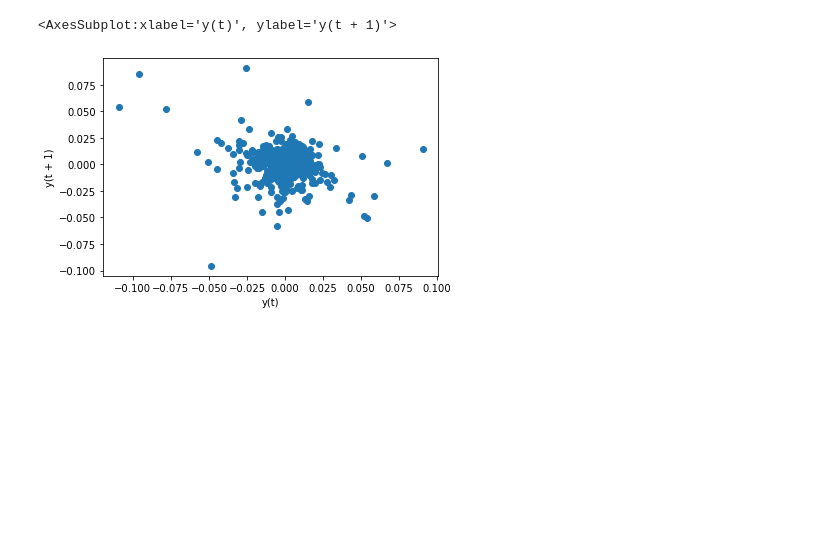
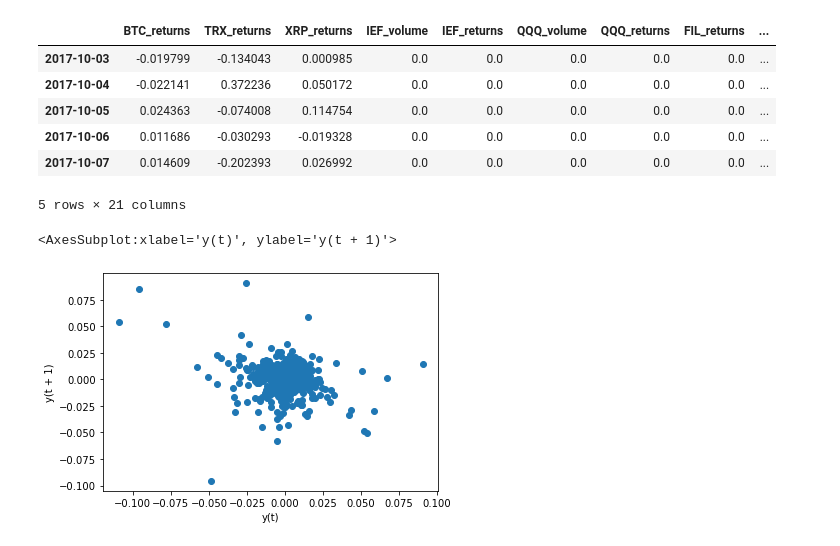
Before and after one commit to webclinic017/drift, a Jupyter notebook: exploration.ipynb, the cells around one changed output. Saved outputs shown, nothing was run; the diff lists cells and outputs as text; code cells hidden in the pictures; blank space fills up the shorter version.

```diff
--- a/exploration.ipynb
+++ b/exploration.ipynb
@@ -28,3 +28,13 @@ memory usage: 258.0+ KB
+# %%
+data.head(5)
+# %% [output]
+|  | BTC_returns | TRX_returns | XRP_returns | IEF_volume | IEF_returns | QQQ_volume | QQQ_returns | FIL_returns | ... |
+| 2017-10-03 | -0.019799 | -0.134043 | 0.000985 | 0.0 | 0.0 | 0.0 | 0.0 | 0.0 | ... |
+| 2017-10-04 | -0.022141 | 0.372236 | 0.050172 | 0.0 | 0.0 | 0.0 | 0.0 | 0.0 | ... |
+| 2017-10-05 | 0.024363 | -0.074008 | 0.114754 | 0.0 | 0.0 | 0.0 | 0.0 | 0.0 | ... |
+| 2017-10-06 | 0.011686 | -0.030293 | -0.019328 | 0.0 | 0.0 | 0.0 | 0.0 | 0.0 | ... |
+| 2017-10-07 | 0.014609 | -0.202393 | 0.026992 | 0.0 | 0.0 | 0.0 | 0.0 | 0.0 | ... |
+5 rows × 21 columns
 # %%
 lag_plot(data['SPY_returns'])
 # %% [output]
```
Also changed, not shown: parts of 1 cell of this notebook, 4 other files.
